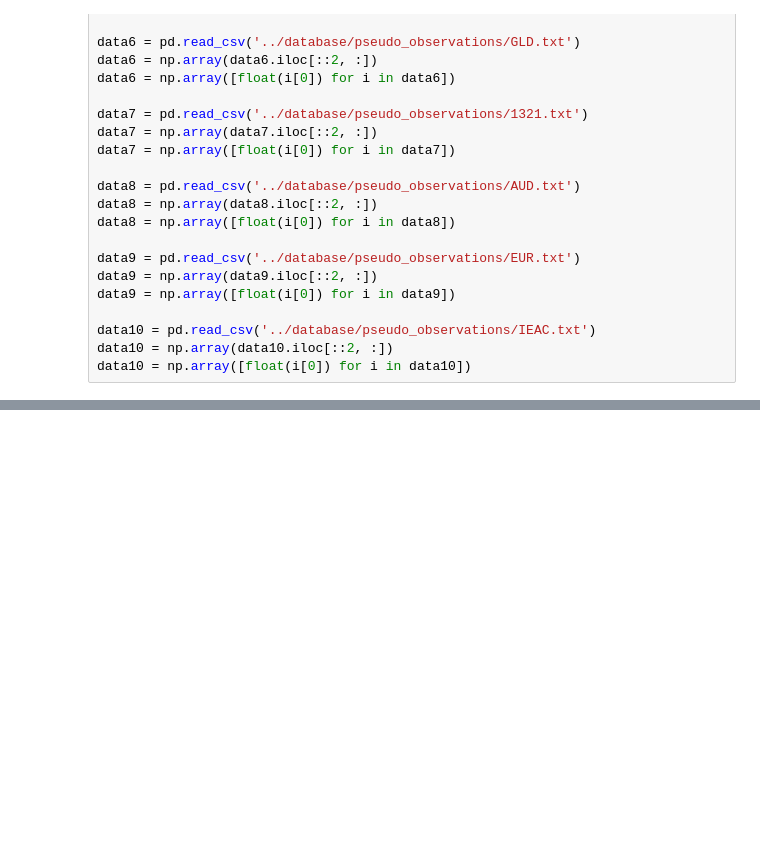
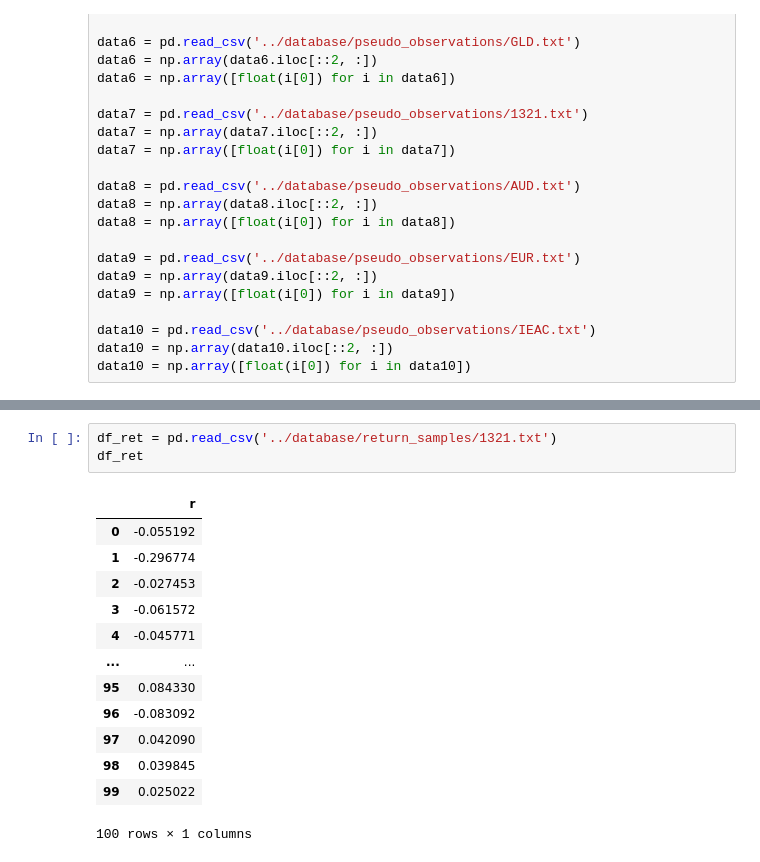
Before and after one commit to Sinbad-The-Sailor/Abacus, a Jupyter notebook: examples/testing_vine_copula.ipynb, the cells around one changed output, grey strips where cells are left out. Drawn from its saved outputs; the diff is of its cells as text; blank space fills up the shorter version.

```diff
--- a/examples/testing_vine_copula.ipynb
+++ b/examples/testing_vine_copula.ipynb
@@ -148,0 +209,17 @@ spm.ppf(0.5, 0, 1, 10, 0.15, 4)
+# %%
+df_ret = pd.read_csv('../database/return_samples/1321.txt')
+df_ret
+# %% [output]
+|  | r |
+| 0 | -0.055192 |
+| 1 | -0.296774 |
+| 2 | -0.027453 |
+| 3 | -0.061572 |
+| 4 | -0.045771 |
+| ... | ... |
+| 95 | 0.084330 |
+| 96 | -0.083092 |
+| 97 | 0.042090 |
+| 98 | 0.039845 |
+| 99 | 0.025022 |
+100 rows × 1 columns
```
Also changed, not shown: parts of 15 cells of this notebook, 3 other files.
